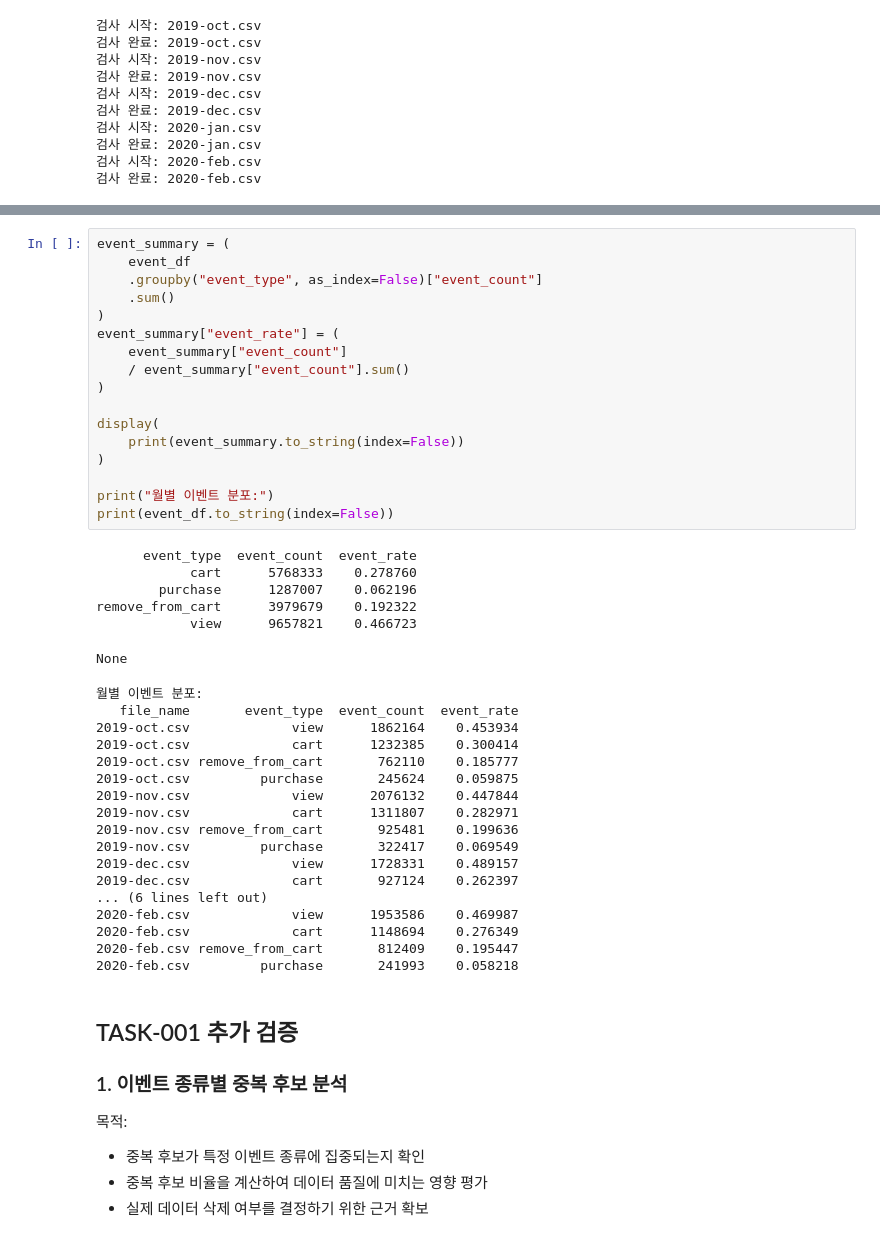
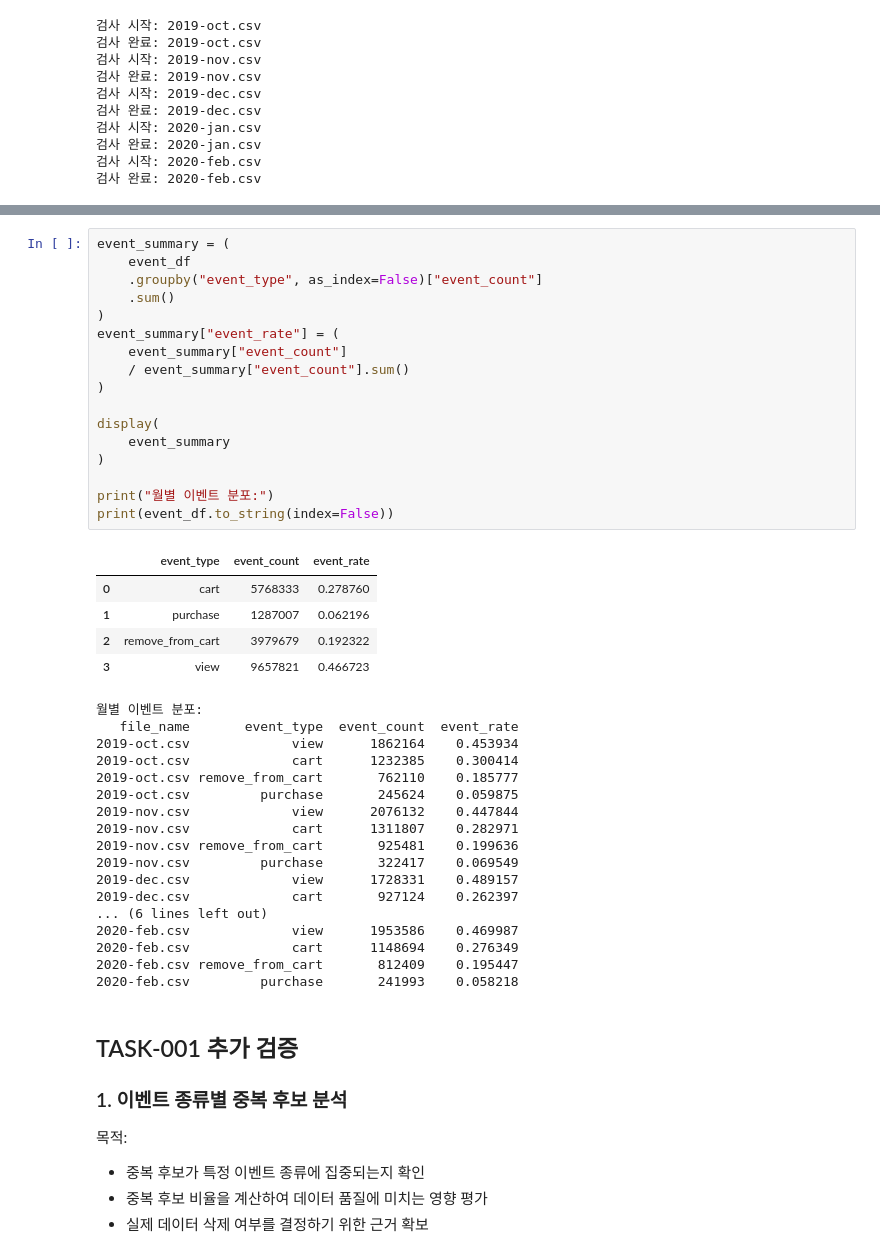
Before and after one commit to mingeon-t4r/04_beauty_commerce_analytics, a Jupyter notebook: notebooks/01_raw_data_exploration.ipynb, the cells around one changed output, grey strips where cells are left out. Cells and saved outputs as stored; diff of their text form.

```diff
--- a/notebooks/01_raw_data_exploration.ipynb
+++ b/notebooks/01_raw_data_exploration.ipynb
@@ -200,44 +198,43 @@ None
 # %%
 event_summary = (
     event_df
     .groupby("event_type", as_index=False)["event_count"]
     .sum()
 )
 event_summary["event_rate"] = (
     event_summary["event_count"]
     / event_summary["event_count"].sum()
 )
 
 display(
-    print(event_summary.to_string(index=False))
+    event_summary
 )
 
 print("월별 이벤트 분포:")
 print(event_df.to_string(index=False))
 # %% [output]
+|  | event_type | event_count | event_rate |
+| 0 | cart | 5768333 | 0.278760 |
+| 1 | purchase | 1287007 | 0.062196 |
+| 2 | remove_from_cart | 3979679 | 0.192322 |
+| 3 | view | 9657821 | 0.466723 |
-      event_type  event_count  event_rate
-            cart      5768333    0.278760
-        purchase      1287007    0.062196
-remove_from_cart      3979679    0.192322
-            view      9657821    0.466723
+월별 이벤트 분포:
+   file_name       event_type  event_count  event_rate
+2019-oct.csv             view      1862164    0.453934
+2019-oct.csv             cart      1232385    0.300414
+2019-oct.csv remove_from_cart       762110    0.185777
+2019-oct.csv         purchase       245624    0.059875
+2019-nov.csv             view      2076132    0.447844
+2019-nov.csv             cart      1311807    0.282971
+2019-nov.csv remove_from_cart       925481    0.199636
+2019-nov.csv         purchase       322417    0.069549
+2019-dec.csv             view      1728331    0.489157
+2019-dec.csv             cart       927124    0.262397
+... (6 lines left out)
+2020-feb.csv             view      1953586    0.469987
+2020-feb.csv             cart      1148694    0.276349
+2020-feb.csv remove_from_cart       812409    0.195447
+2020-feb.csv         purchase       241993    0.058218
-None
-월별 이벤트 분포:
-   file_name       event_type  event_count  event_rate
-2019-oct.csv             view      1862164    0.453934
-2019-oct.csv             cart      1232385    0.300414
-2019-oct.csv remove_from_cart       762110    0.185777
-2019-oct.csv         purchase       245624    0.059875
-2019-nov.csv             view      2076132    0.447844
-2019-nov.csv             cart      1311807    0.282971
-2019-nov.csv remove_from_cart       925481    0.199636
-2019-nov.csv         purchase       322417    0.069549
-2019-dec.csv             view      1728331    0.489157
-2019-dec.csv             cart       927124    0.262397
-... (6 lines left out)
-2020-feb.csv             view      1953586    0.469987
-2020-feb.csv             cart      1148694    0.276349
-2020-feb.csv remove_from_cart       812409    0.195447
-2020-feb.csv         purchase       241993    0.058218
 # %% [markdown]
 ## TASK-001 추가 검증
 
```
Also changed, not shown: parts of 3 cells of this notebook, 2 other files.
